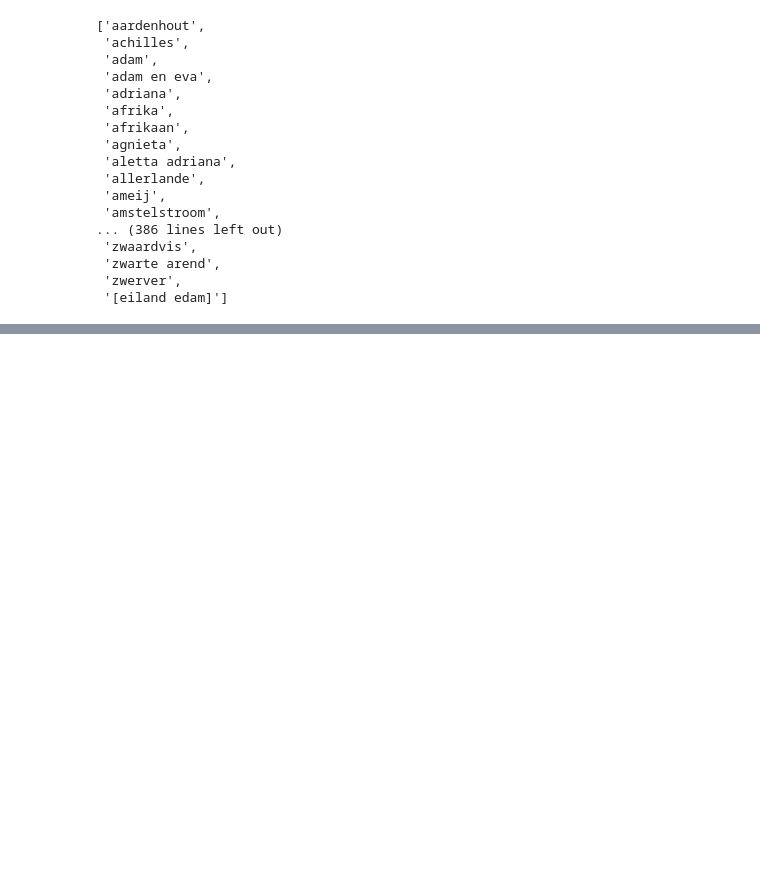
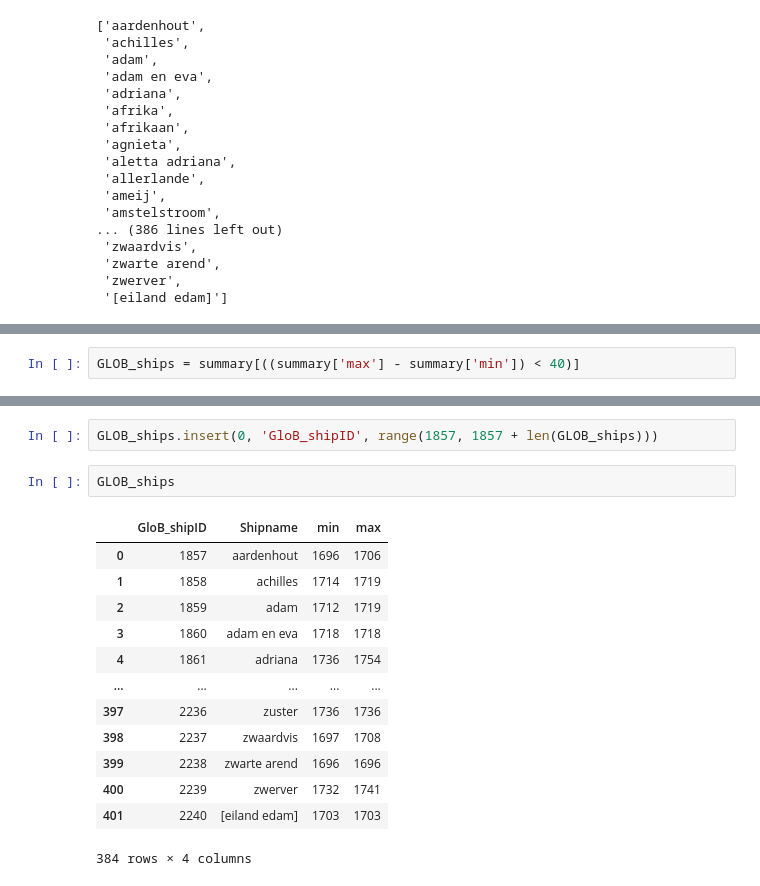
Before and after one commit to gjdekok/enrich_from_das, a Jupyter notebook: first/GZM-BGB links.ipynb, the cells around one changed output, grey strips where cells are left out. Drawn from its saved outputs; the diff is of its cells as text; blank space fills up the shorter version.

```diff
--- a/GZM-BGB links.ipynb
+++ b/first/GZM-BGB links.ipynb
@@ -160,0 +215,2 @@ gzm_shiplist
+# %%
+GLOB_ships = summary[((summary['max'] - summary['min']) < 40)]
@@ -160,0 +233,18 @@ gzm_shiplist
+# %%
+GLOB_ships.insert(0, 'GloB_shipID', range(1857, 1857 + len(GLOB_ships)))
+# %%
+GLOB_ships
+# %% [output]
+|  | GloB_shipID | Shipname | min | max |
+| 0 | 1857 | aardenhout | 1696 | 1706 |
+| 1 | 1858 | achilles | 1714 | 1719 |
+| 2 | 1859 | adam | 1712 | 1719 |
+| 3 | 1860 | adam en eva | 1718 | 1718 |
+| 4 | 1861 | adriana | 1736 | 1754 |
+| ... | ... | ... | ... | ... |
+| 397 | 2236 | zuster | 1736 | 1736 |
+| 398 | 2237 | zwaardvis | 1697 | 1708 |
+| 399 | 2238 | zwarte arend | 1696 | 1696 |
+| 400 | 2239 | zwerver | 1732 | 1741 |
+| 401 | 2240 | [eiland edam] | 1703 | 1703 |
+384 rows × 4 columns
```
Also changed, not shown: parts of 15 cells of this notebook, 6 other files.
